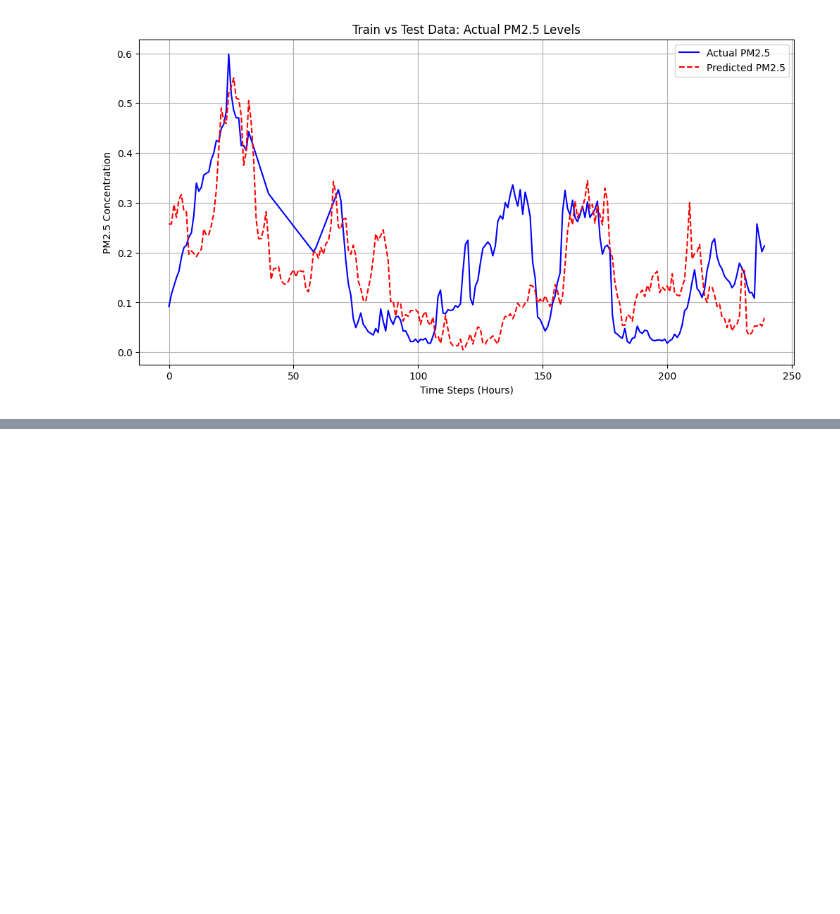
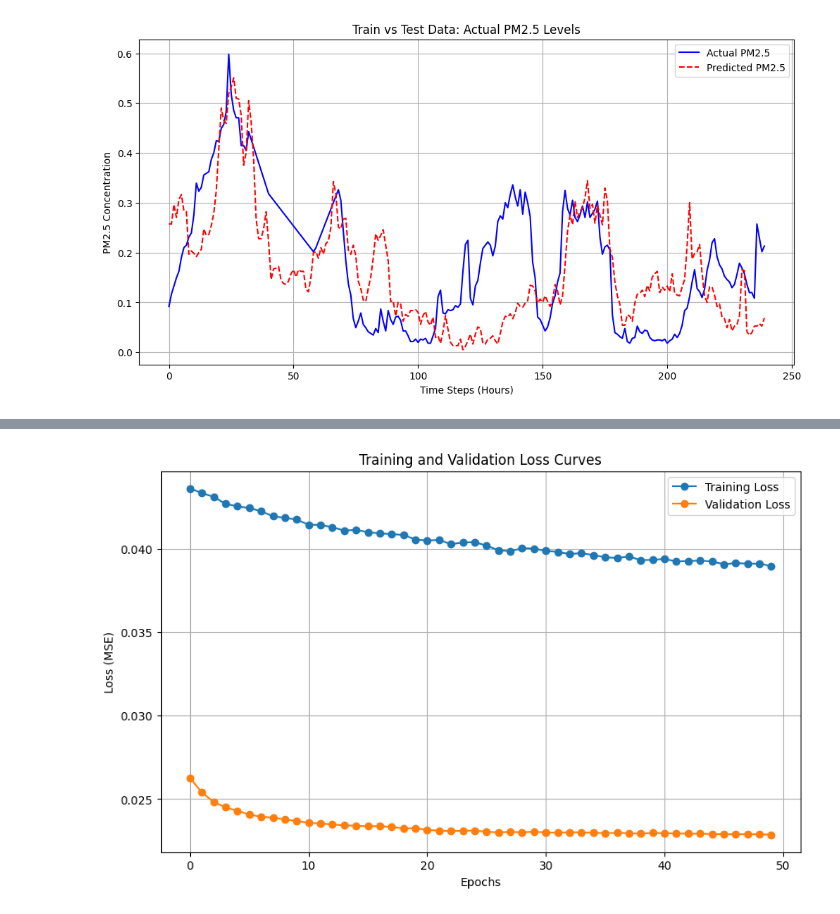
Before and after one commit to PSswathi/aai-530-group3-final-project-smartaq, a Jupyter notebook: EDA_LSTM_implementation_swathi.ipynb, the cells around one changed output, grey strips where cells are left out. Cells and saved outputs as stored; diff of their text form; code cells hidden in the pictures; blank space fills up the shorter version.

```diff
--- a/EDA_LSTM_implementation_swathi.ipynb
+++ b/EDA_LSTM_implementation_swathi.ipynb
@@ -987,0 +1020,6 @@ plt.show()
+# %%
+# Compile model
+model.compile(optimizer=Adam(learning_rate=0.000001), loss='mse', metrics=['mae'])
+
+# Display model summary
+model.summary()
@@ -987,0 +1081,12 @@ plt.show()
+# %%
+# Define Early Stopping
+early_stopping = EarlyStopping(monitor='val_loss', patience=10, restore_best_weights=True)
+
+# Train the model
+history = model.fit(
+    X_train, y_train,
+    validation_data=(X_test, y_test),
+    epochs=50, batch_size=32,
+    callbacks=[early_stopping],
+    verbose=1
+)
@@ -987,0 +1118,13 @@ plt.show()
+# %%
+# Plot the training and validation loss curves
+plt.figure(figsize=(10, 6))
+plt.plot(history.history['loss'], label='Training Loss', marker='o')
+plt.plot(history.history['val_loss'], label='Validation Loss', marker='o')
+plt.xlabel('Epochs')
+plt.ylabel('Loss (MSE)')
+plt.title('Training and Validation Loss Curves')
+plt.legend()
+plt.grid(True)
+plt.show()
+# %% [output]
+[figure, added]
```
Also changed, not shown: parts of 8 cells of this notebook.
